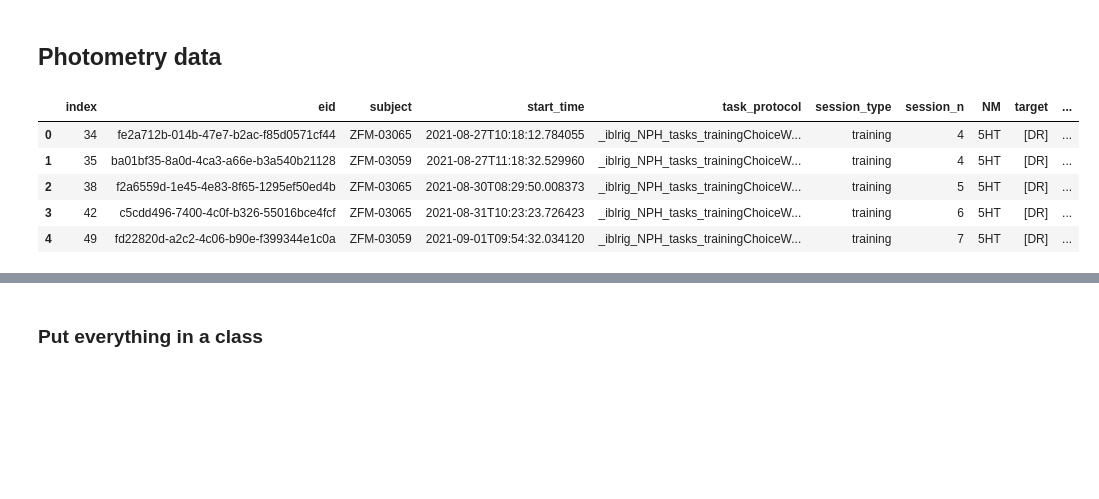
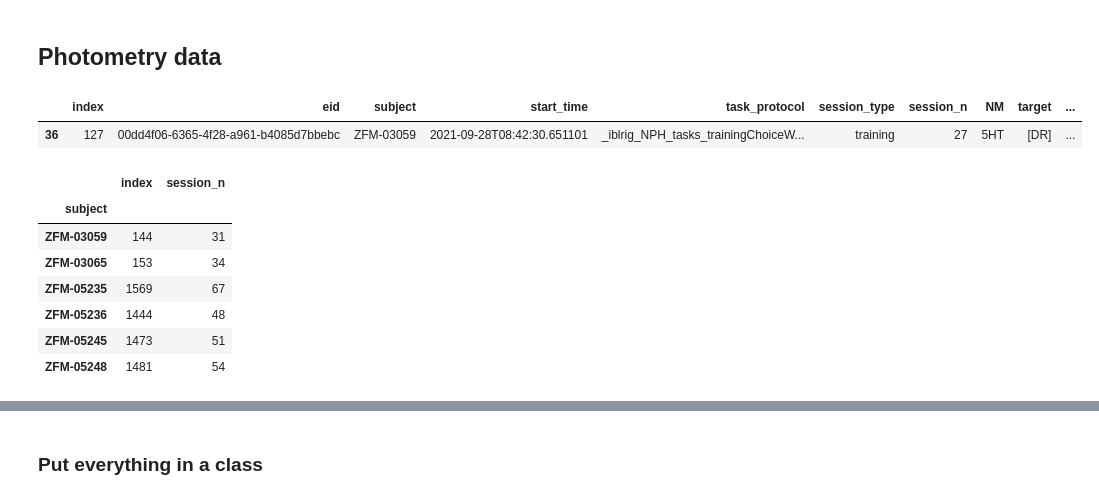
Before and after one commit to davcrom/ibl_neuromodulators, a Jupyter notebook: 02_serotonin_rpe.ipynb, the cells around one changed output, grey strips where cells are left out. Drawn from its saved outputs; the diff is of its cells as text; code cells hidden in the pictures; blank space fills up the shorter version.

Commit message:
added multiple-session loading and analysis

```diff
--- a/02_serotonin_rpe.ipynb
+++ b/02_serotonin_rpe.ipynb
@@ -511,17 +511,14 @@ def plot_psth(eid, events, bin_size=0.05, pre_time=0.5, post_time=1, side=None,
 # %%
 import pandas as pd
 import numpy as np
 import matplotlib.pyplot as plt
 import seaborn as sns
 
 pathfile = '/Users/sarahhu/ibl_photometry/DR-5HT/'
 metadf = pd.read_parquet(pathfile + 'sessions.pqt')
 metadf.reset_index(inplace=True)
 metadf.head()
+metadf[(metadf['subject']=='ZFM-03059') & (metadf['session_n']==27)]
 # %% [output]
 |  | index | eid | subject | start_time | task_protocol | session_type | session_n | NM | target | ... |
-| 0 | 34 | fe2a712b-014b-47e7-b2ac-f85d0571cf44 | ZFM-03065 | 2021-08-27T10:18:12.784055 | _iblrig_NPH_tasks_trainingChoiceW... | training | 4 | 5HT | [DR] | ... |
-| 1 | 35 | ba01bf35-8a0d-4ca3-a66e-b3a540b21128 | ZFM-03059 | 2021-08-27T11:18:32.529960 | _iblrig_NPH_tasks_trainingChoiceW... | training | 4 | 5HT | [DR] | ... |
-| 2 | 38 | f2a6559d-1e45-4e83-8f65-1295ef50ed4b | ZFM-03065 | 2021-08-30T08:29:50.008373 | _iblrig_NPH_tasks_trainingChoiceW... | training | 5 | 5HT | [DR] | ... |
-| 3 | 42 | c5cdd496-7400-4c0f-b326-55016bce4fcf | ZFM-03065 | 2021-08-31T10:23:23.726423 | _iblrig_NPH_tasks_trainingChoiceW... | training | 6 | 5HT | [DR] | ... |
-| 4 | 49 | fd22820d-a2c2-4c06-b90e-f399344e1c0a | ZFM-03059 | 2021-09-01T09:54:32.034120 | _iblrig_NPH_tasks_trainingChoiceW... | training | 7 | 5HT | [DR] | ... |
+| 36 | 127 | 00dd4f06-6365-4f28-a961-b4085d7bbebc | ZFM-03059 | 2021-09-28T08:42:30.651101 | _iblrig_NPH_tasks_trainingChoiceW... | training | 27 | 5HT | [DR] | ... |
@@ -534,2 +525,16 @@ eid = metadf['eid'][2]
+# %%
+# filter out late-stage training data
+metadf[(metadf['session_n'].between(15, 30)) & (metadf['session_type']=='training')]
+meta_train_df = metadf[metadf['session_type']=='training']
+meta_train_df.groupby('subject').max('session_n') # mice who completed training faster: ZFM-03059, ZFM-03065
+# %% [output]
+|  | index | session_n |
+| subject |  |  |
+| ZFM-03059 | 144 | 31 |
+| ZFM-03065 | 153 | 34 |
+| ZFM-05235 | 1569 | 67 |
+| ZFM-05236 | 1444 | 48 |
+| ZFM-05245 | 1473 | 51 |
+| ZFM-05248 | 1481 | 54 |
 # %%
 test_trial = pd.read_parquet('/Users/sarahhu/ibl_photometry/DR-5HT/'+eid+'_trials.pqt')
```
Also changed, not shown: parts of 11 cells of this notebook.
